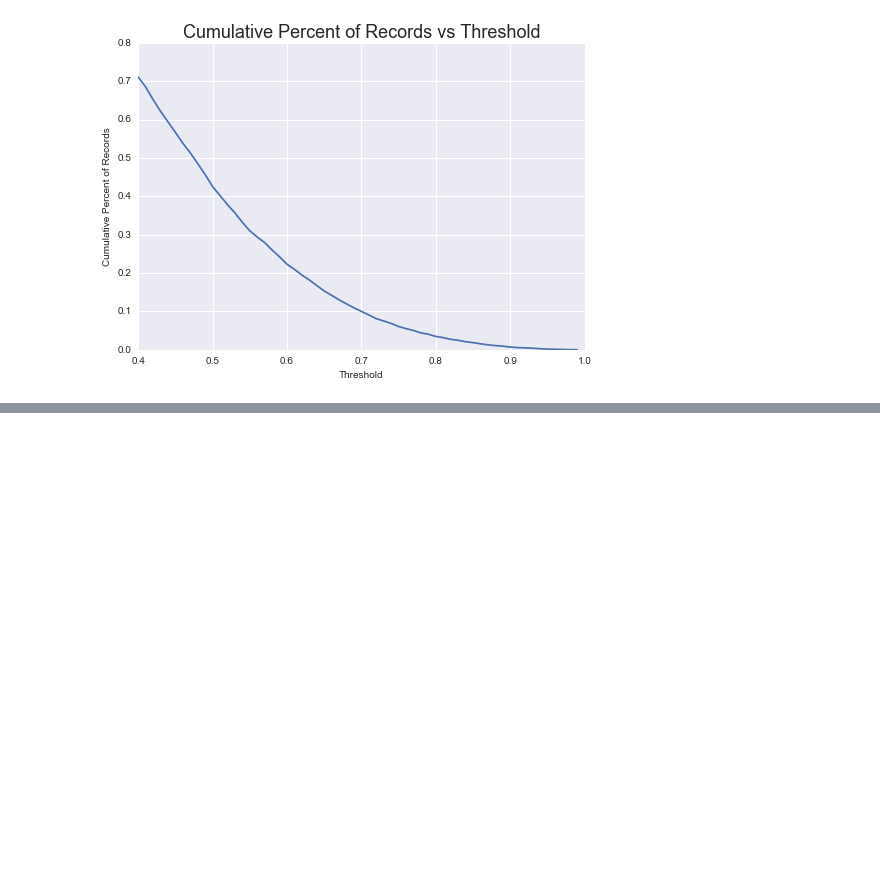
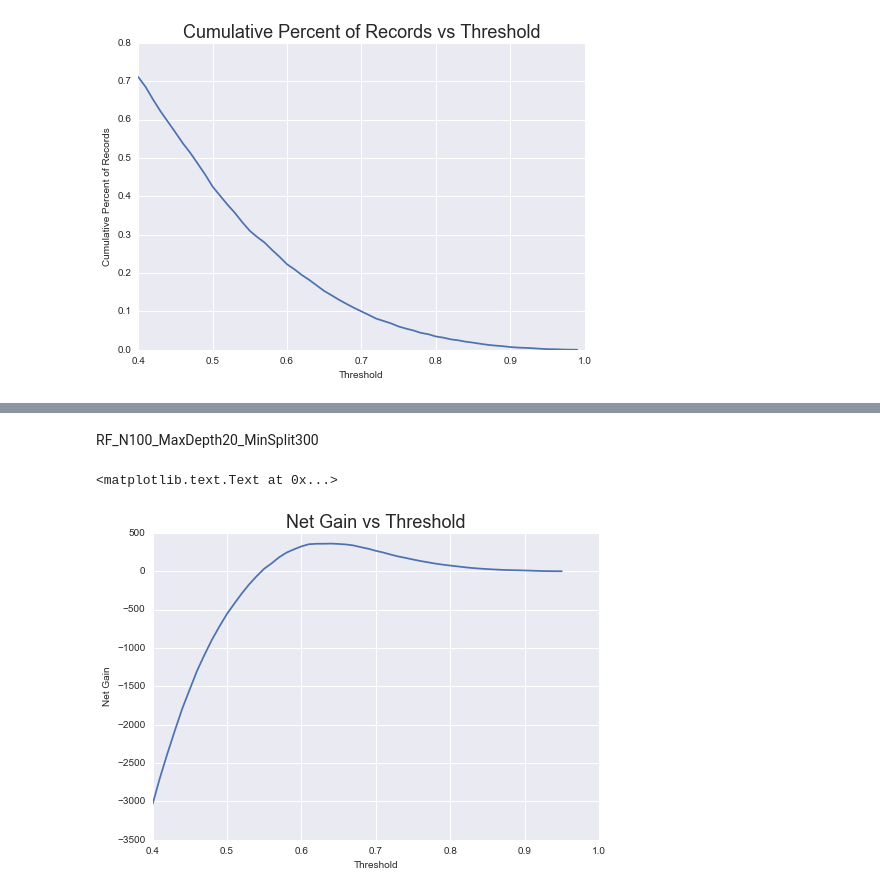
Before and after one commit to davidehamil/BaseballsAndBooleans_NYU-CDS, a Jupyter notebook: Python_Graphs.ipynb, the cells around one changed output, grey strips where cells are left out. Saved outputs shown, nothing was run; the diff lists cells and outputs as text; code cells hidden in the pictures; blank space fills up the shorter version.

```diff
--- a/Python_Graphs.ipynb
+++ b/Python_Graphs.ipynb
@@ -68,0 +102,10 @@ plt.ylabel('Cumulative Percent of Records', fontsize=10)
+# %% [markdown]
+RF_N100_MaxDepth20_MinSplit300
+# %%
+plt.plot(data4['Prediction_Certainty_Threshold'], data4['net_gain'])
+plt.title('Net Gain vs Threshold', fontsize=18)
+plt.xlabel('Threshold', fontsize=10)
+plt.ylabel('Net Gain', fontsize=10)
+# %% [output]
+<matplotlib.text.Text at 0x...>
+[figure, added]
```
Also changed, not shown: parts of 9 cells of this notebook.
